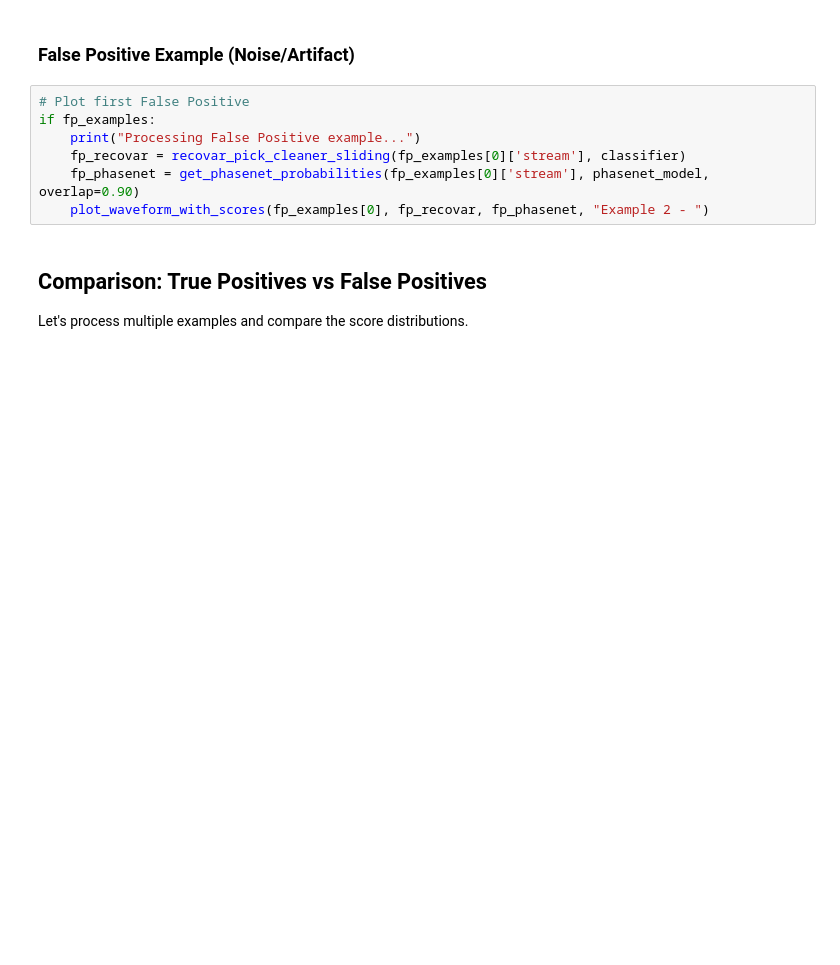
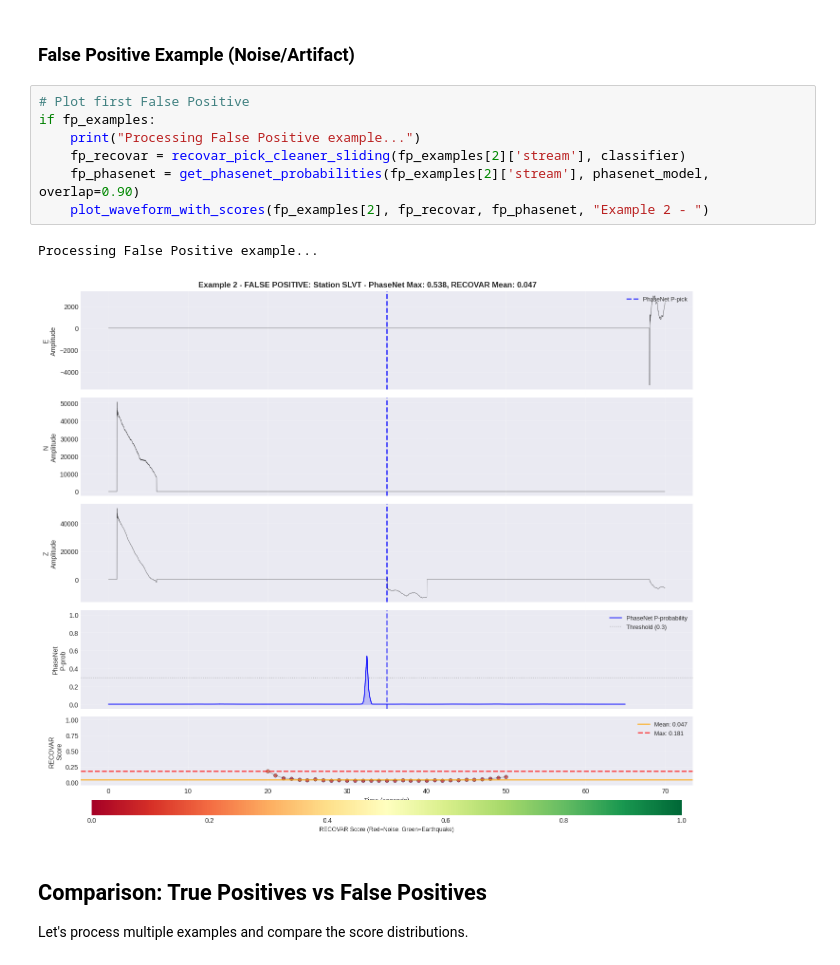
Before and after one commit to egead/recovar, a Jupyter notebook: reproducibility/phasenet_eqt/yazel_demo.ipynb, the cells around one changed output. Cells and saved outputs as stored; diff of their text form; blank space fills up the shorter version.

```diff
--- a/reproducibility/phasenet_eqt/yazel_demo.ipynb
+++ b/reproducibility/phasenet_eqt/yazel_demo.ipynb
@@ -327,10 +373,13 @@ if tp_examples:
 # %%
 # Plot first False Positive
 if fp_examples:
     print("Processing False Positive example...")
-    fp_recovar = recovar_pick_cleaner_sliding(fp_examples[0]['stream'], classifier)
-    fp_phasenet = get_phasenet_probabilities(fp_examples[0]['stream'], phasenet_model, overlap=0.90)
-    plot_waveform_with_scores(fp_examples[0], fp_recovar, fp_phasenet, "Example 2 - ")
+    fp_recovar = recovar_pick_cleaner_sliding(fp_examples[2]['stream'], classifier)
+    fp_phasenet = get_phasenet_probabilities(fp_examples[2]['stream'], phasenet_model, overlap=0.90)
+    plot_waveform_with_scores(fp_examples[2], fp_recovar, fp_phasenet, "Example 2 - ")
+# %% [output]
+Processing False Positive example...
+[figure, added]
 # %% [markdown]
 ## Comparison: True Positives vs False Positives
 
```
Also changed, not shown: parts of 13 cells of this notebook, 3 other files.
